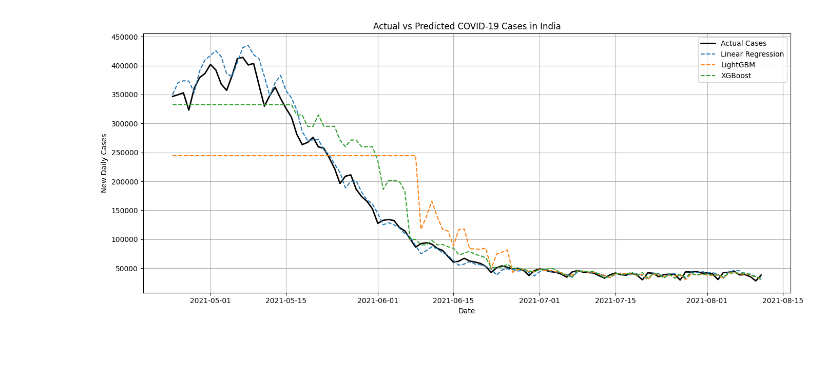
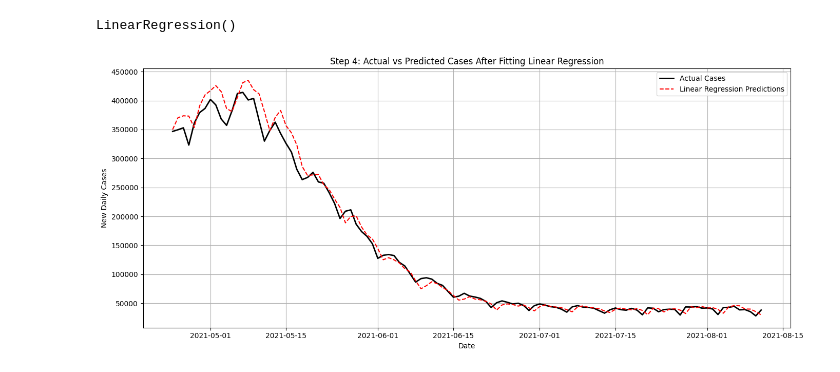
Before and after one commit to TheStormBreaks/data-science-seminar-cynergy, a Jupyter notebook: main.ipynb, the cells around one changed output. Drawn from its saved outputs; the diff is of its cells as text; code cells hidden in the pictures.

Commit message:
polish linear regression

```diff
--- a/main.ipynb
+++ b/main.ipynb
@@ -55,10 +59,3 @@ lr_model = LinearRegression()
 lr_model.fit(X_train, y_train)
 # Predict new cases using the Linear Regression model
 y_pred_lr = lr_model.predict(X_test)
-# %%
-# === 2. LightGBM ===
-# Initialize and fit the LightGBM model
-lgb_model = lgb.LGBMRegressor()
-lgb_model.fit(X_train, y_train)
-# Predict new cases using the LightGBM model
-y_pred_lgb = lgb_model.predict(X_test)
@@ -83,10 +62,3 @@ And if memory is not enough, you can set `force_col_wise=true`.
-# %%
-# === 3. XGBoost ===
-# Initialize and fit the XGBoost model
-xgb_model = xgb.XGBRegressor()
-xgb_model.fit(X_train, y_train)
-# Predict new cases using the XGBoost model
-y_pred_xgb = xgb_model.predict(X_test)
 # %%
 # === Evaluation ===
 # Define a function to evaluate the model's performance using various metrics
@@ -129,18 +125,23 @@ plt.plot(dates_test, y_pred_xgb, label="XGBoost", linestyle='--')  # Predicted c
+# %%
+# === Step 3: Fit the actual model ===
+lr_model = LinearRegression()
+lr_model.fit(X_train, y_train)
+# %% [output]
+LinearRegression()
 # %%
-# === Plot Actual vs Predicted ===
-# Create a plot to compare actual new cases with predicted values
+# === Step 4: Show how the model performs on the test set ===
+# We'll plot actual vs predicted using the test set
+y_pred_lr = lr_model.predict(X_test)
+
 plt.figure(figsize=(14, 6))
-plt.plot(dates_test, y_test.values, label="Actual Cases", color='black', linewidth=2)  # Actual cases
-plt.plot(dates_test, y_pred_lr, label="Linear Regression", linestyle='--')  # Predicted cases by Linear Regression
-plt.plot(dates_test, y_pred_lgb, label="LightGBM", linestyle='--')  # Predicted cases by LightGBM
-plt.plot(dates_test, y_pred_xgb, label="XGBoost", linestyle='--')  # Predicted cases by XGBoost
-# Labeling the axes and adding title and legend
+plt.plot(dates_test, y_test.values, label="Actual Cases", color='black', linewidth=2)
+plt.plot(dates_test, y_pred_lr, label="Linear Regression Predictions", linestyle='--', color='red')
 plt.xlabel("Date")
 plt.ylabel("New Daily Cases")
-plt.title("Actual vs Predicted COVID-19 Cases in India")
-plt.legend()  # Show legend
-plt.tight_layout()  # Adjust layout
-plt.grid(True)  # Add grid for better readability
-plt.show()  # Display the plot
+plt.title("Step 4: Actual vs Predicted Cases After Fitting Linear Regression")
+plt.legend()
+plt.grid(True)
+plt.tight_layout()
+plt.show()
 # %% [output]
-[figure, old version]
+[figure, new version]
```
Also changed, not shown: parts of 10 cells of this notebook, 4 other files.
